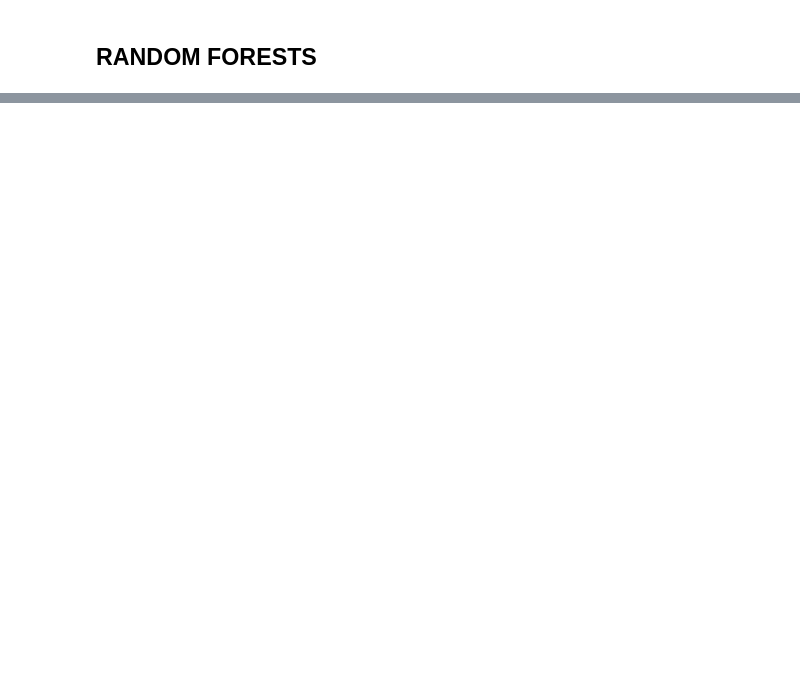
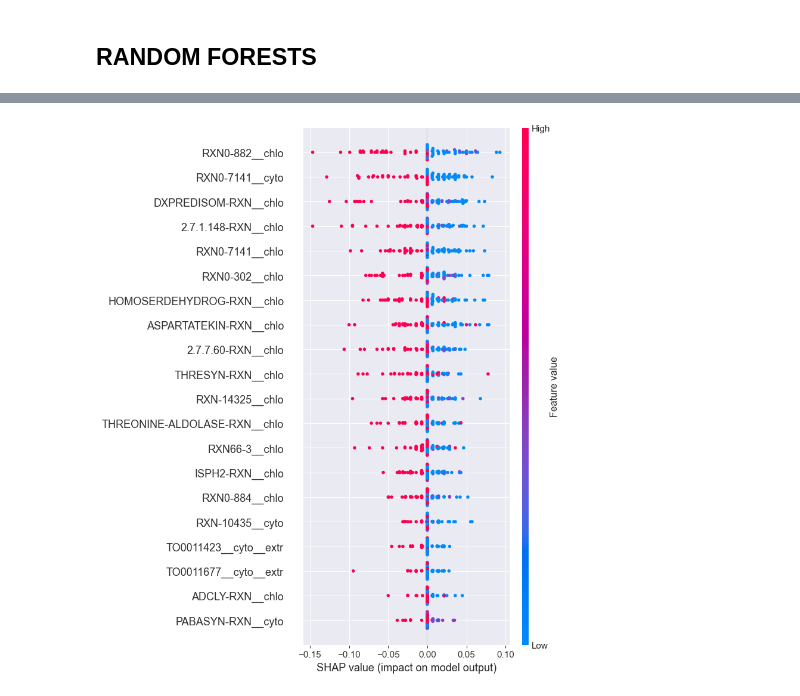
Before and after one commit to martaS95/MM_ML, a Jupyter notebook: src/fluxomics_final.ipynb, the cells around one changed output, grey strips where cells are left out. Saved outputs shown, nothing was run; the diff lists cells and outputs as text; code cells hidden in the pictures; blank space fills up the shorter version.

```diff
--- a/src/fluxomics_final.ipynb
+++ b/src/fluxomics_final.ipynb
@@ -793,0 +810,10 @@ print('f1', round(np.array(scores_rf['f1']).mean(), 2))
+# %%
+average_shap_values = []
+
+for sample in shap_values_per_cv:
+    sample_dfs = [shap_values_per_cv[sample][rep] for rep in shap_values_per_cv[sample]]
+    concat_df = pd.concat(sample_dfs, axis=0)
+    concat_df = concat_df.fillna(0)
+    mean_df = concat_df.mean(axis=0)
+    mean_df.name = sample
+    average_shap_values.append(mean_df)
@@ -793,0 +826,6 @@ print('f1', round(np.array(scores_rf['f1']).mean(), 2))
+# %%
+final_shap_array = np.array(concat_mean)
+# %%
+shap.summary_plot(final_shap_array, data[concat_mean.columns])
+# %% [output]
+[figure, added]
```
Also changed, not shown: parts of 59 cells of this notebook.
